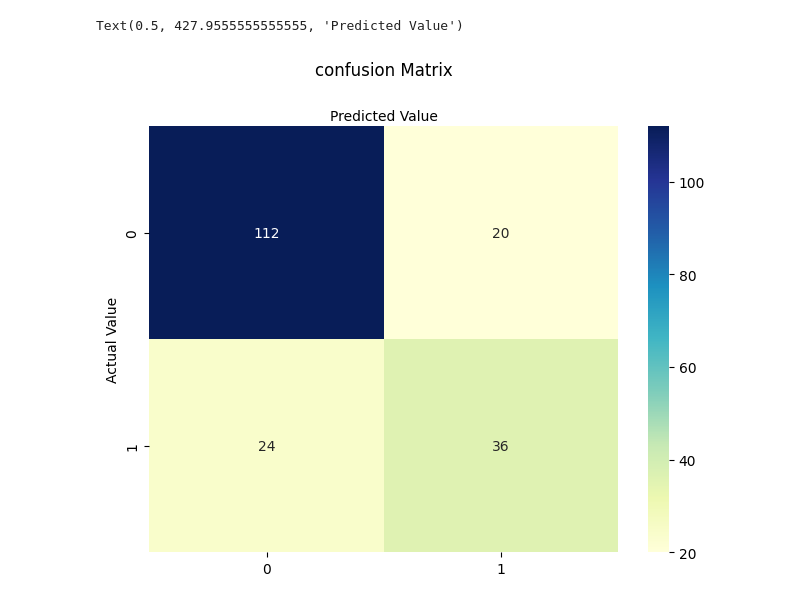
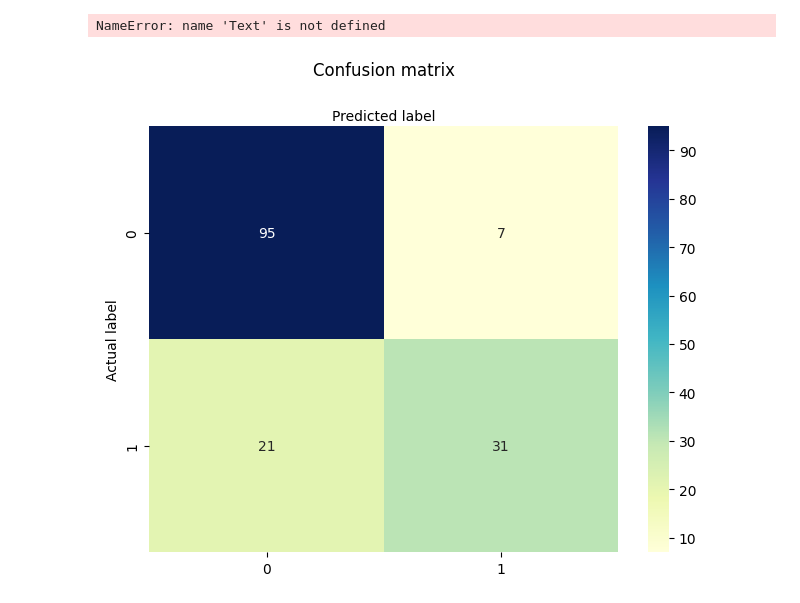
Before and after one commit to singhdivyanshu2580/ML-Lab, a Jupyter notebook: Assignment3.ipynb, the cells around one changed output. Saved outputs shown, nothing was run; the diff lists cells and outputs as text; code cells hidden in the pictures.

```diff
--- a/Assignment3.ipynb
+++ b/Assignment3.ipynb
@@ -1,3 +1,4 @@
 # %%
 import pandas as pd
-pima = pd.read_csv("diabetes.csv")
+col_names = ['pregnant', 'glucose', 'bp', 'skin', 'insulin', 'bmi', 'pedigree', 'age', 'label']
+pima = pd.read_csv("diabetes.csv", header=0, names=col_names)  # skip first row's header
@@ -14,5 +4,0 @@ Index(['pregnant', 'glucose', 'bp', 'skin', 'insulin', 'bmi', 'pedigree',
-# %%
-pima = pd.read_csv("diabetes.csv")
-print(pima.head())
-print(pima.tail())
-print(pima.columns)
@@ -40,4 +5,6 @@ y = pima['Outcome'].astype(int)
 # %%
+X = pima.drop("label", axis=1)
+y = pima["label"]
+
 from sklearn.model_selection import train_test_split
-
-X_train, X_test, y_train, y_test = train_test_split(X, y, test_size=0.25, random_state=5)
+X_train, X_test, y_train, y_test = train_test_split(X, y, test_size=0.2, random_state=16)
@@ -52,10 +11,8 @@ print(set(y_train))
 # %%
 from sklearn.linear_model import LogisticRegression
 
-logreg = LogisticRegression(random_state=16)
-
+logreg = LogisticRegression(random_state=16, max_iter=1000)  # increase iterations to avoid convergence warnings
 logreg.fit(X_train, y_train)
-
 y_pred = logreg.predict(X_test)
 # %%
 from sklearn import metrics
@@ -135,23 +25,19 @@ plt.show()
 # %%
 import numpy as np
-import pandas as pd
 import matplotlib.pyplot as plt
 import seaborn as sns
-
 class_names=[0,1]
 fig, ax = plt.subplots()
 tick_marks = np.arange(len(class_names))
 plt.xticks(tick_marks, class_names)
 plt.yticks(tick_marks, class_names)
-
-sns.heatmap(pd.DataFrame(cnf_matrix), annot=True, cmap="YlGnBu",fmt='g')
+sns.heatmap(pd.DataFrame(cnf_matrix), annot=True, cmap="YlGnBu" ,fmt='g')
 ax.xaxis.set_label_position("top")
 plt.tight_layout()
-plt.title('confusion Matrix',y=1.1)
-plt.ylabel('Actual Value')
-plt.xlabel('Predicted Value')
-
-#Text(0.5,427.9555555555555,'Predicted Value')
+plt.title('Confusion matrix', y=1.1)
+plt.ylabel('Actual label')
+plt.xlabel('Predicted label')
+Text(0.5,257.44,'Predicted label');
 # %% [output]
-Text(0.5, 427.9555555555555, 'Predicted Value')
+NameError: name 'Text' is not defined
-[figure, old version]
+[figure, new version]
```
Also changed, not shown: parts of 14 cells of this notebook.
